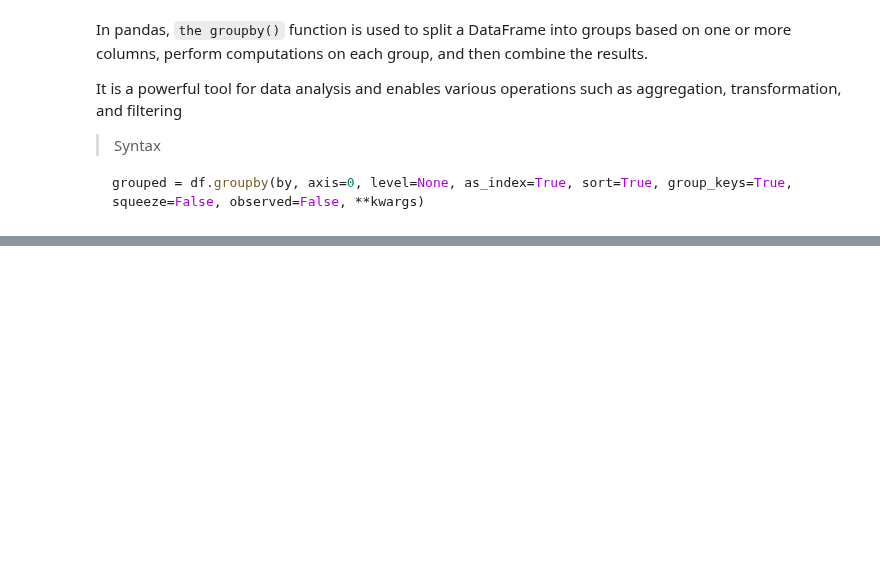
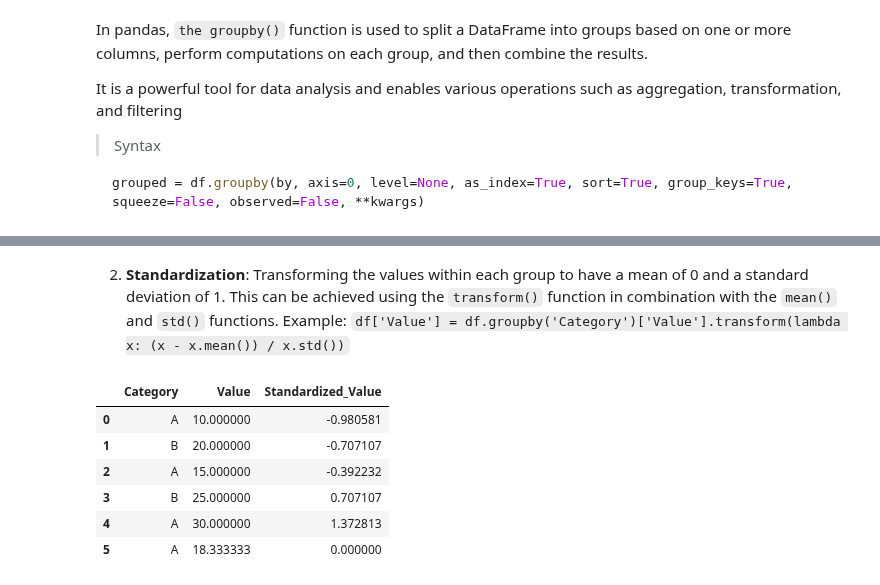
Before and after one commit to abhimanyus1997/ML-Basics, a Jupyter notebook: misc-notebooks/Pandas - Basics.ipynb, the cells around one changed output, grey strips where cells are left out. Saved outputs shown, nothing was run; the diff lists cells and outputs as text; code cells hidden in the pictures; blank space fills up the shorter version.

```diff
--- a/misc-notebooks/Pandas - Basics.ipynb
+++ b/misc-notebooks/Pandas - Basics.ipynb
@@ -941,0 +1085,16 @@ grouped = df.groupby(by, axis=0, level=None, as_index=True, sort=True, group_key
+# %% [markdown]
+
+2. __Standardization__: Transforming the values within each group to have a mean of 0 and a standard deviation of 1. This can be achieved using the `transform()` function in combination with the `mean()` and `std()` functions.
+   Example: `df['Value'] = df.groupby('Category')['Value'].transform(lambda x: (x - x.mean()) / x.std())`
+# %%
+# Calculate the standardized value within each group
+df['Standardized_Value'] = df.groupby('Category')['Value'].transform(lambda x: (x - x.mean()) / x.std())
+display(df)
+# %% [output]
+|  | Category | Value | Standardized_Value |
+| 0 | A | 10.000000 | -0.980581 |
+| 1 | B | 20.000000 | -0.707107 |
+| 2 | A | 15.000000 | -0.392232 |
+| 3 | B | 25.000000 | 0.707107 |
+| 4 | A | 30.000000 | 1.372813 |
+| 5 | A | 18.333333 | 0.000000 |
```
Also changed, not shown: parts of 25 cells of this notebook.
